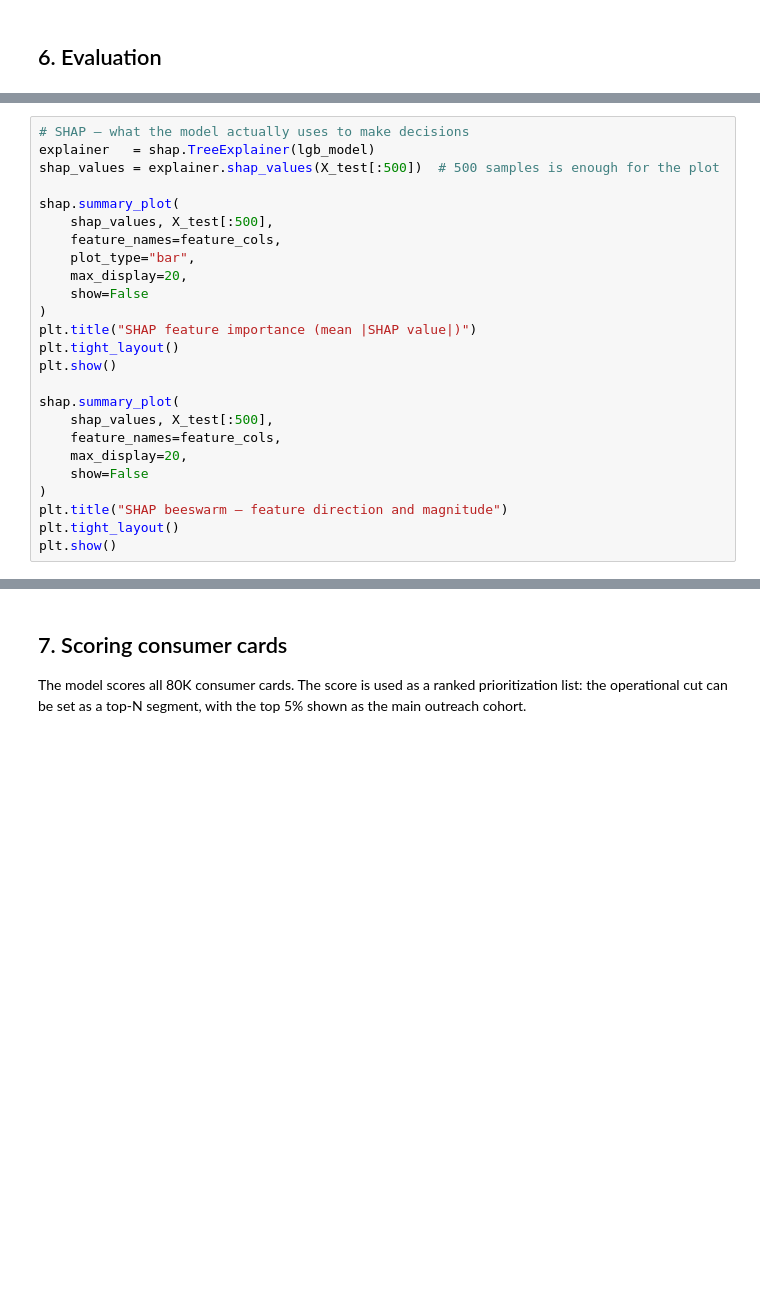
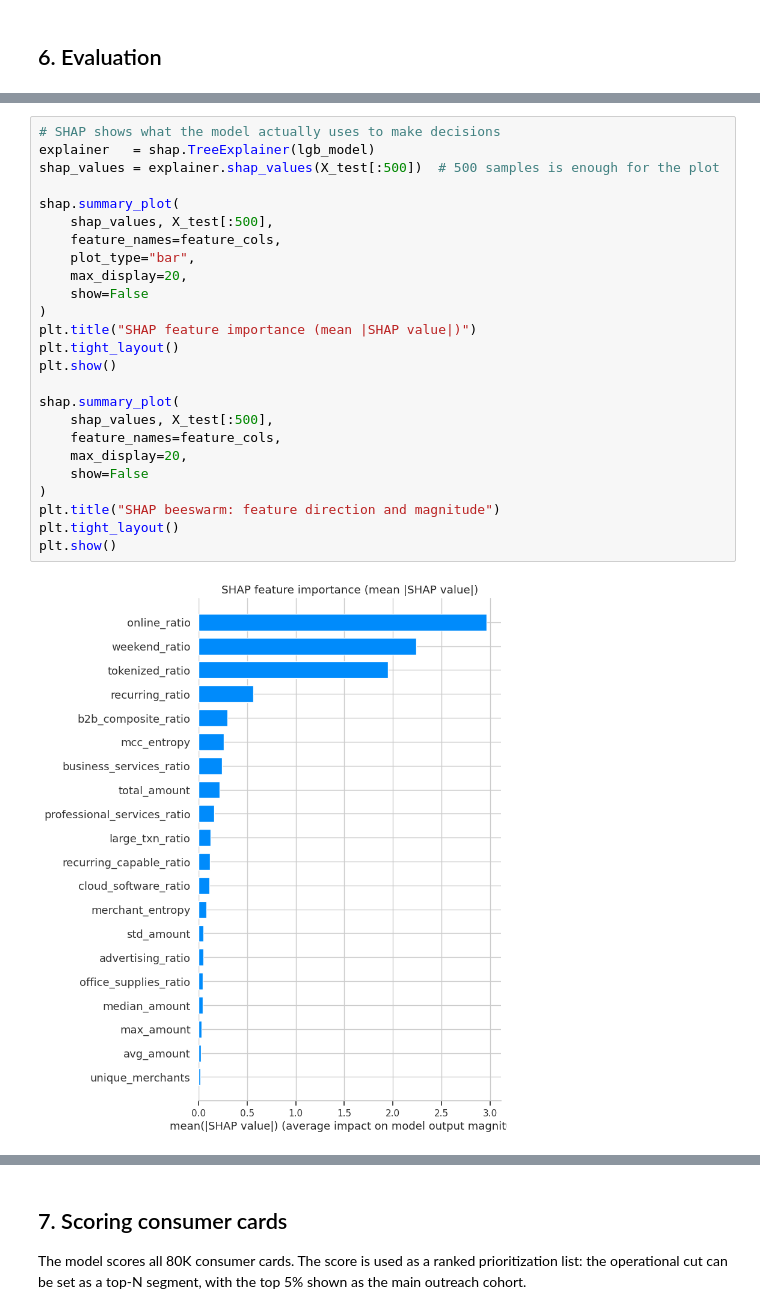
Before and after one commit to tsapuanq/MDQ, a Jupyter notebook: notebooks/mdq26_solution.ipynb, the cells around one changed output, grey strips where cells are left out. Drawn from its saved outputs; the diff is of its cells as text; blank space fills up the shorter version.

```diff
--- a/notebooks/mdq26_solution.ipynb
+++ b/notebooks/mdq26_solution.ipynb
@@ -498,25 +599,27 @@ plt.show()
 # %%
-# SHAP — what the model actually uses to make decisions
+# SHAP shows what the model actually uses to make decisions
 explainer   = shap.TreeExplainer(lgb_model)
 shap_values = explainer.shap_values(X_test[:500])  # 500 samples is enough for the plot
 
 shap.summary_plot(
     shap_values, X_test[:500],
     feature_names=feature_cols,
     plot_type="bar",
     max_display=20,
     show=False
 )
 plt.title("SHAP feature importance (mean |SHAP value|)")
 plt.tight_layout()
 plt.show()
 
 shap.summary_plot(
     shap_values, X_test[:500],
     feature_names=feature_cols,
     max_display=20,
     show=False
 )
-plt.title("SHAP beeswarm — feature direction and magnitude")
+plt.title("SHAP beeswarm: feature direction and magnitude")
 plt.tight_layout()
 plt.show()
+# %% [output]
+[figure, added]
```
Also changed, not shown: parts of 42 cells of this notebook.
